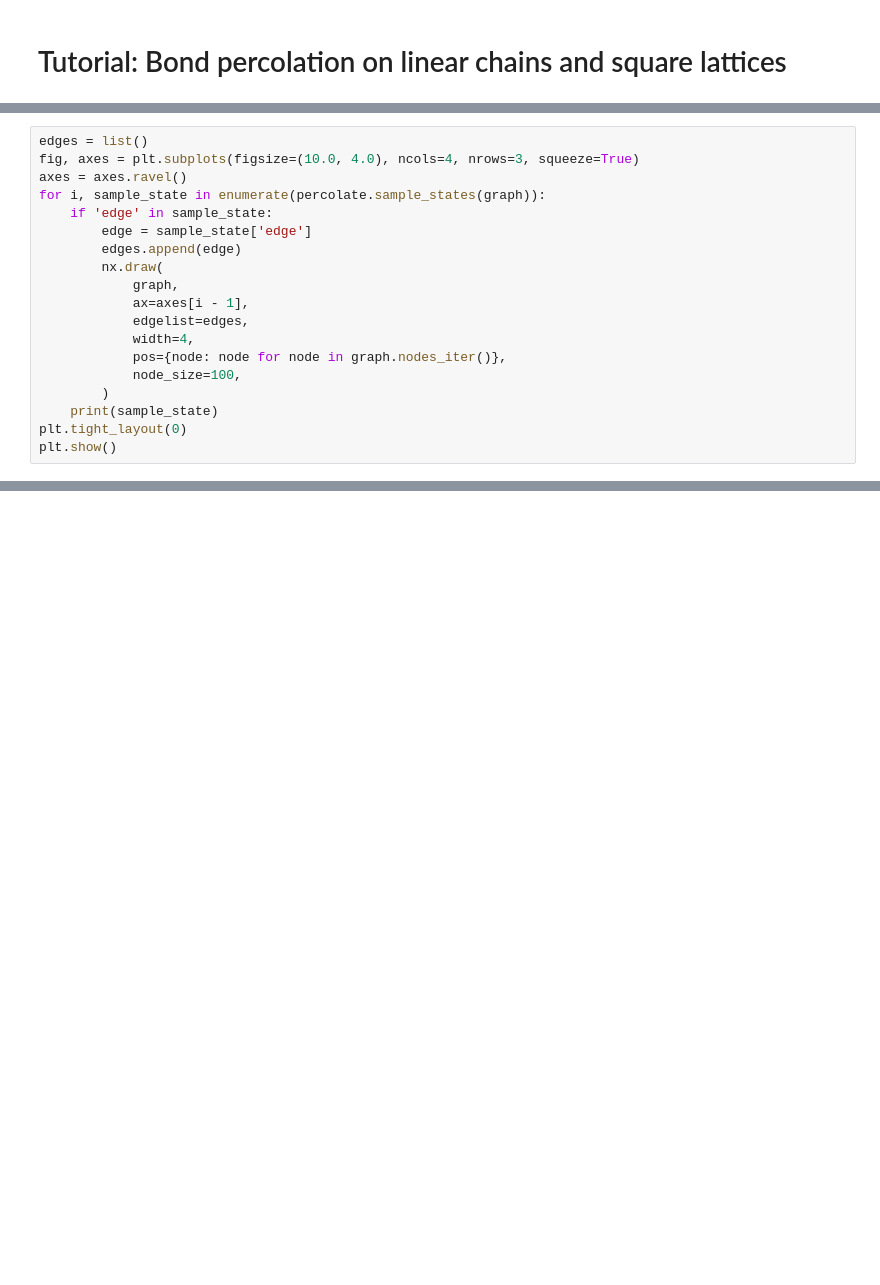
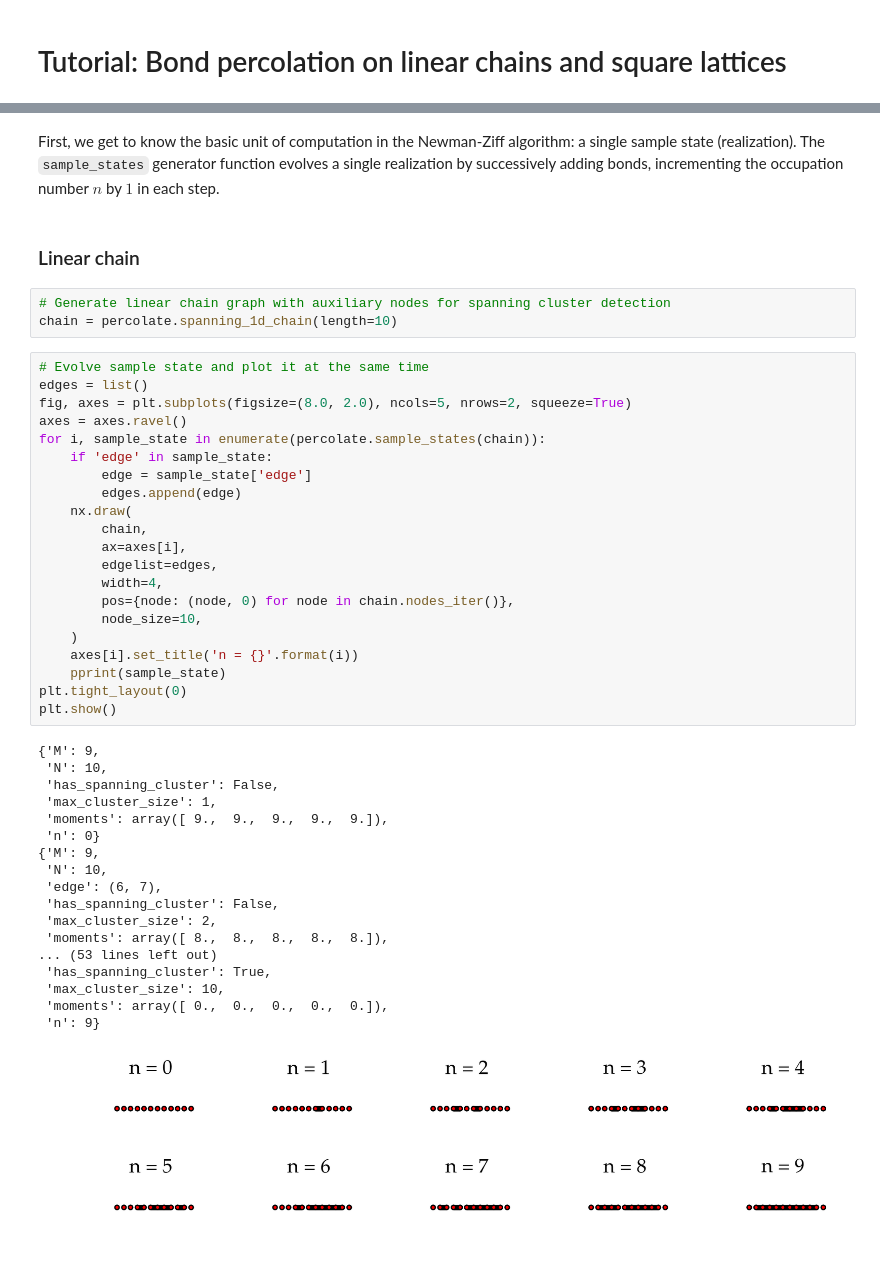
Before and after one commit to andsor/pypercolate, a Jupyter notebook: docs/tutorial-bond-square-lattice.ipynb, the cells around one changed output, grey strips where cells are left out. Saved outputs shown, nothing was run; the diff lists cells and outputs as text; blank space fills up the shorter version.

```diff
--- a/docs/tutorial-bond-square-lattice.ipynb
+++ b/docs/tutorial-bond-square-lattice.ipynb
@@ -59,19 +2,0 @@ graph = percolate.spanning_2d_grid(3)
-# %%
-edges = list()
-fig, axes = plt.subplots(figsize=(10.0, 4.0), ncols=4, nrows=3, squeeze=True)
-axes = axes.ravel()
-for i, sample_state in enumerate(percolate.sample_states(graph)):
-    if 'edge' in sample_state:
-        edge = sample_state['edge']
-        edges.append(edge)
-        nx.draw(
-            graph,
-            ax=axes[i - 1],
-            edgelist=edges,
-            width=4,
-            pos={node: node for node in graph.nodes_iter()},
-            node_size=100,
-        )
-    print(sample_state)
-plt.tight_layout(0)
-plt.show()
@@ -550,0 +37,49 @@ plt.show()
+# %% [markdown]
+First, we get to know the basic unit of computation in the Newman-Ziff algorithm:
+a single sample state (realization).
+The ``sample_states`` generator function evolves a single realization by successively adding bonds, incrementing the occupation number $n$ by $1$ in each step.
+# %% [markdown]
+### Linear chain
+# %%
+# Generate linear chain graph with auxiliary nodes for spanning cluster detection
+chain = percolate.spanning_1d_chain(length=10)
+# %%
+# Evolve sample state and plot it at the same time
+edges = list()
+fig, axes = plt.subplots(figsize=(8.0, 2.0), ncols=5, nrows=2, squeeze=True)
+axes = axes.ravel()
+for i, sample_state in enumerate(percolate.sample_states(chain)):
+    if 'edge' in sample_state:
+        edge = sample_state['edge']
+        edges.append(edge)
+    nx.draw(
+        chain,
+        ax=axes[i],
+        edgelist=edges,
+        width=4,
+        pos={node: (node, 0) for node in chain.nodes_iter()},
+        node_size=10,
+    )
+    axes[i].set_title('n = {}'.format(i))
+    pprint(sample_state)
+plt.tight_layout(0)
+plt.show()
+# %% [output]
+{'M': 9,
+ 'N': 10,
+ 'has_spanning_cluster': False,
+ 'max_cluster_size': 1,
+ 'moments': array([ 9.,  9.,  9.,  9.,  9.]),
+ 'n': 0}
+{'M': 9,
+ 'N': 10,
+ 'edge': (6, 7),
+ 'has_spanning_cluster': False,
+ 'max_cluster_size': 2,
+ 'moments': array([ 8.,  8.,  8.,  8.,  8.]),
+... (53 lines left out)
+ 'has_spanning_cluster': True,
+ 'max_cluster_size': 10,
+ 'moments': array([ 0.,  0.,  0.,  0.,  0.]),
+ 'n': 9}
+[figure, added]
```
Also changed, not shown: parts of 87 cells of this notebook.
